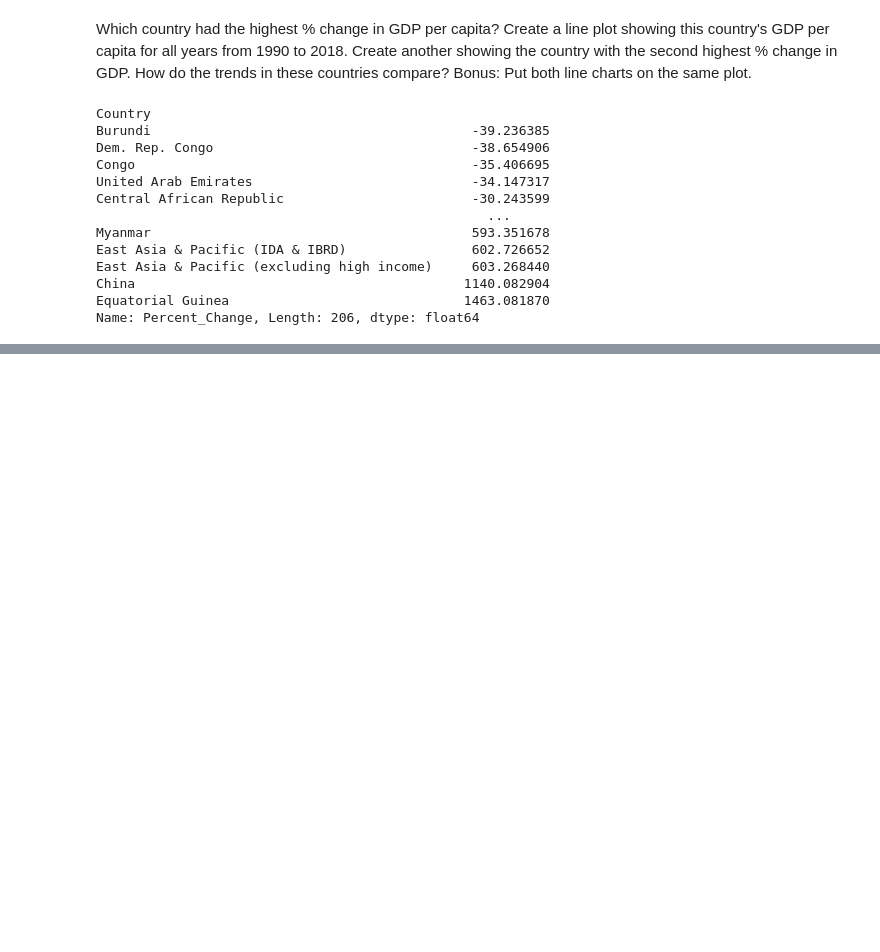
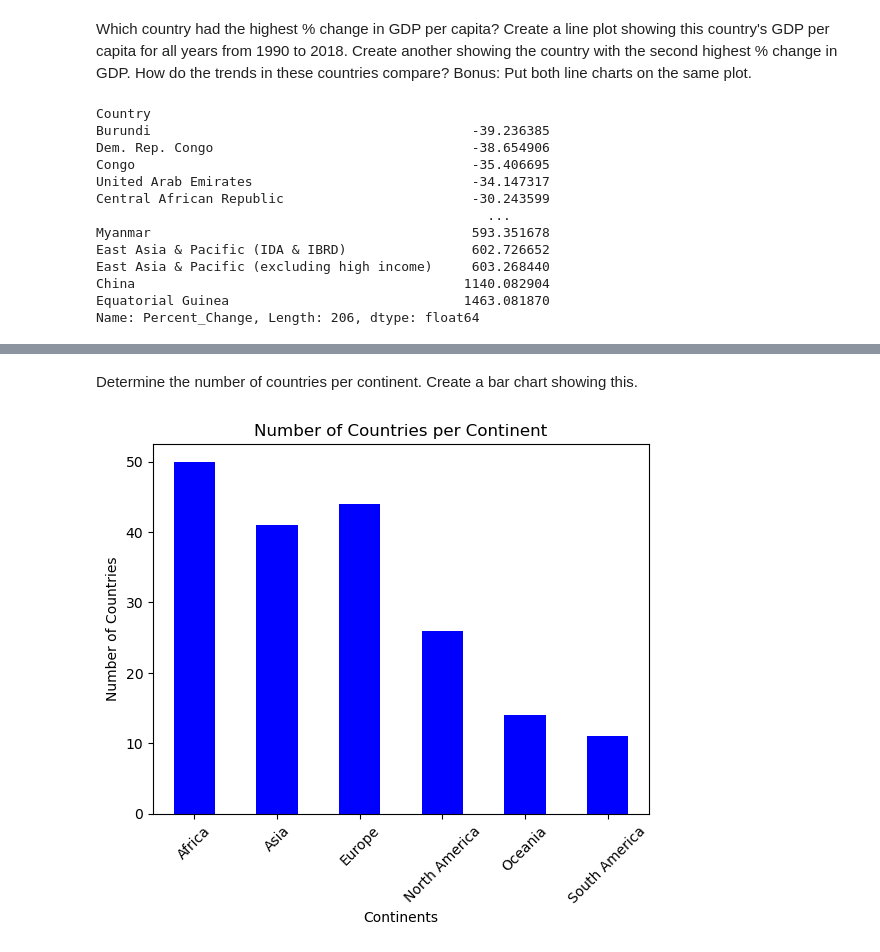
Before and after one commit to nss-data-science-cohort-8/un-exploration-graciepiantek, a Jupyter notebook: notebooks/UN_Data_Exploration.ipynb, the cells around one changed output, grey strips where cells are left out. Cells and saved outputs as stored; diff of their text form; code cells hidden in the pictures; blank space fills up the shorter version.

```diff
--- a/notebooks/UN_Data_Exploration.ipynb
+++ b/notebooks/UN_Data_Exploration.ipynb
@@ -244,0 +242,15 @@ plt.ylabel('GDP Per Capita')
+# %%
+gdp_df = pd.merge(gdp_df, continents, on='Country', how='inner')
+# %% [markdown]
+Determine the number of countries per continent. Create a bar chart showing this.
+# %%
+continent_country_df = gdp_df.groupby('Continent')['Country'].nunique()
+# %%
+continent_country_df.plot(kind='bar', color='blue')
+plt.xlabel('Continents')
+plt.ylabel('Number of Countries')
+plt.title('Number of Countries per Continent')
+plt.xticks(rotation=45)
+plt.show()
+# %% [output]
+[figure, added]
```
Also changed, not shown: parts of 13 cells of this notebook.
